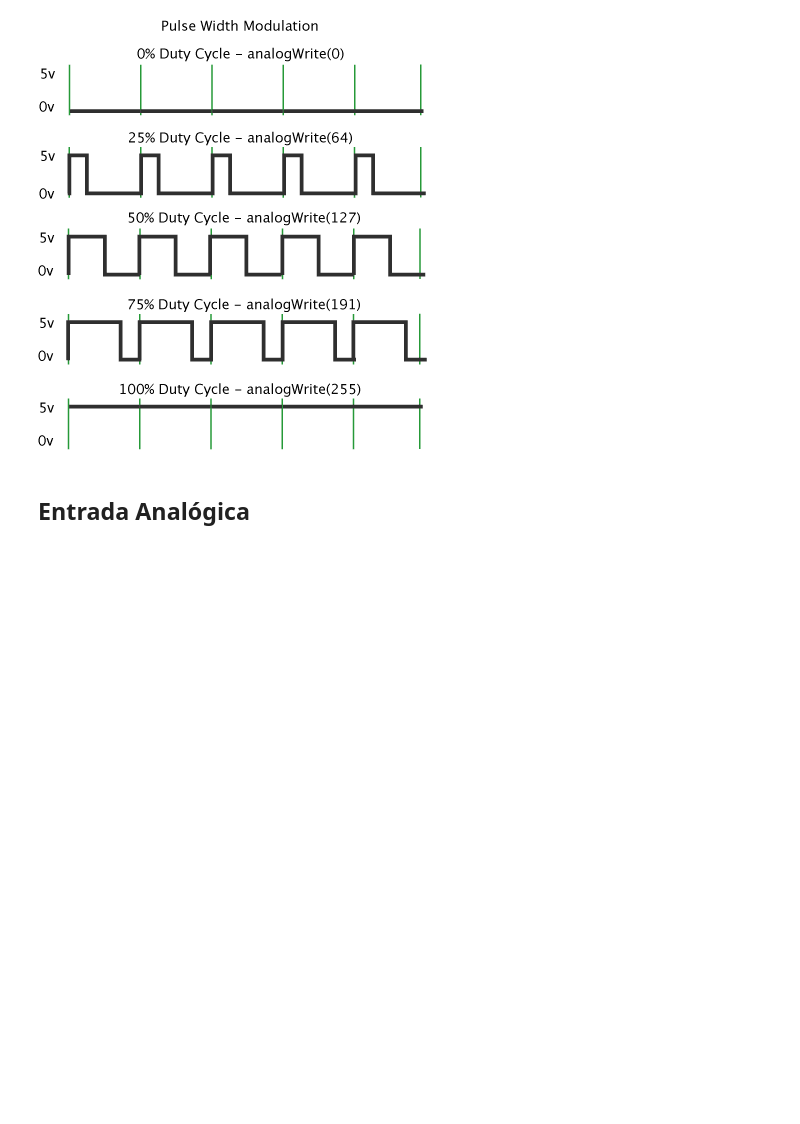
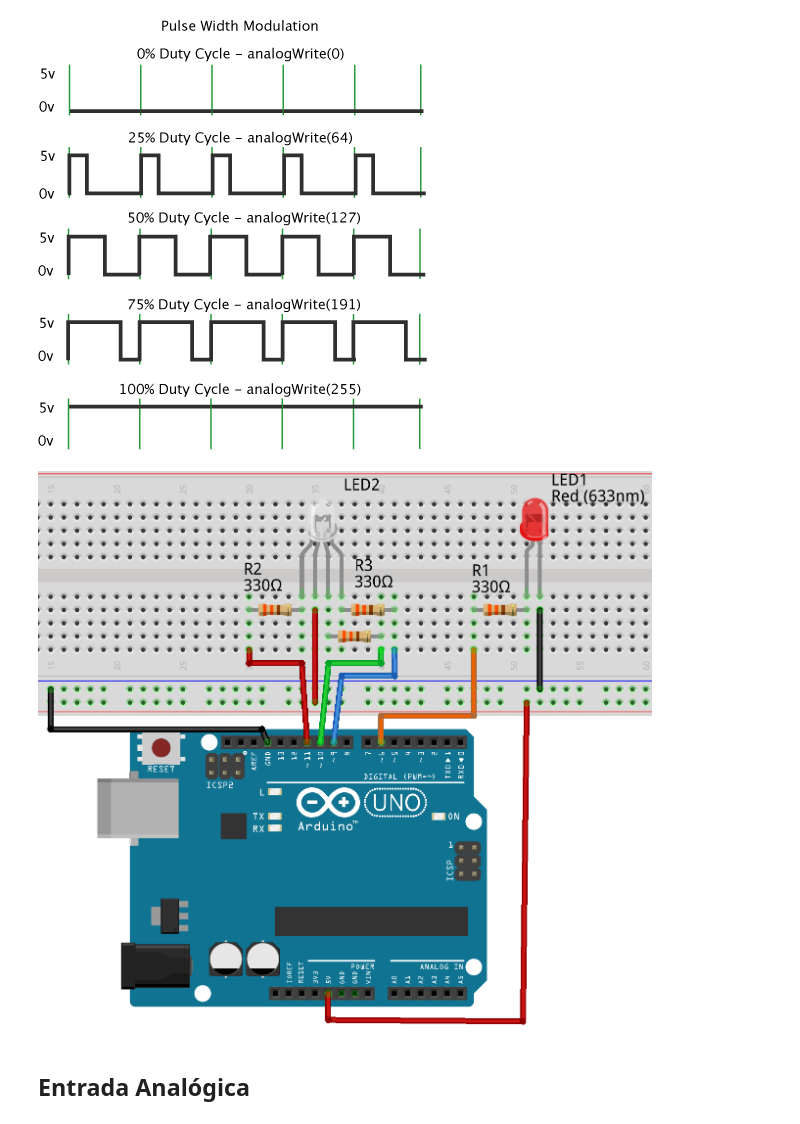
Before and after one commit to AndresPinguino/Meetup-intento1, a Jupyter notebook: Arduino UNO y Python.ipynb, the cells around one changed output. Drawn from its saved outputs; the diff is of its cells as text; code cells hidden in the pictures; blank space fills up the shorter version.

```diff
--- a/Arduino UNO y Python.ipynb
+++ b/Arduino UNO y Python.ipynb
@@ -66,6 +70,10 @@ except KeyboardInterrupt:
 Image(filename='Images/pwm.png',width=500)
 # %% [output]
 [figure]
+# %%
+Image(filename='Images/salida_pwm.png',width=600)
+# %% [output]
+[figure, added]
 # %%
 from pyfirmata import Arduino
 from time import sleep
```
Also changed, not shown: parts of 4 cells of this notebook, 8 other files.
